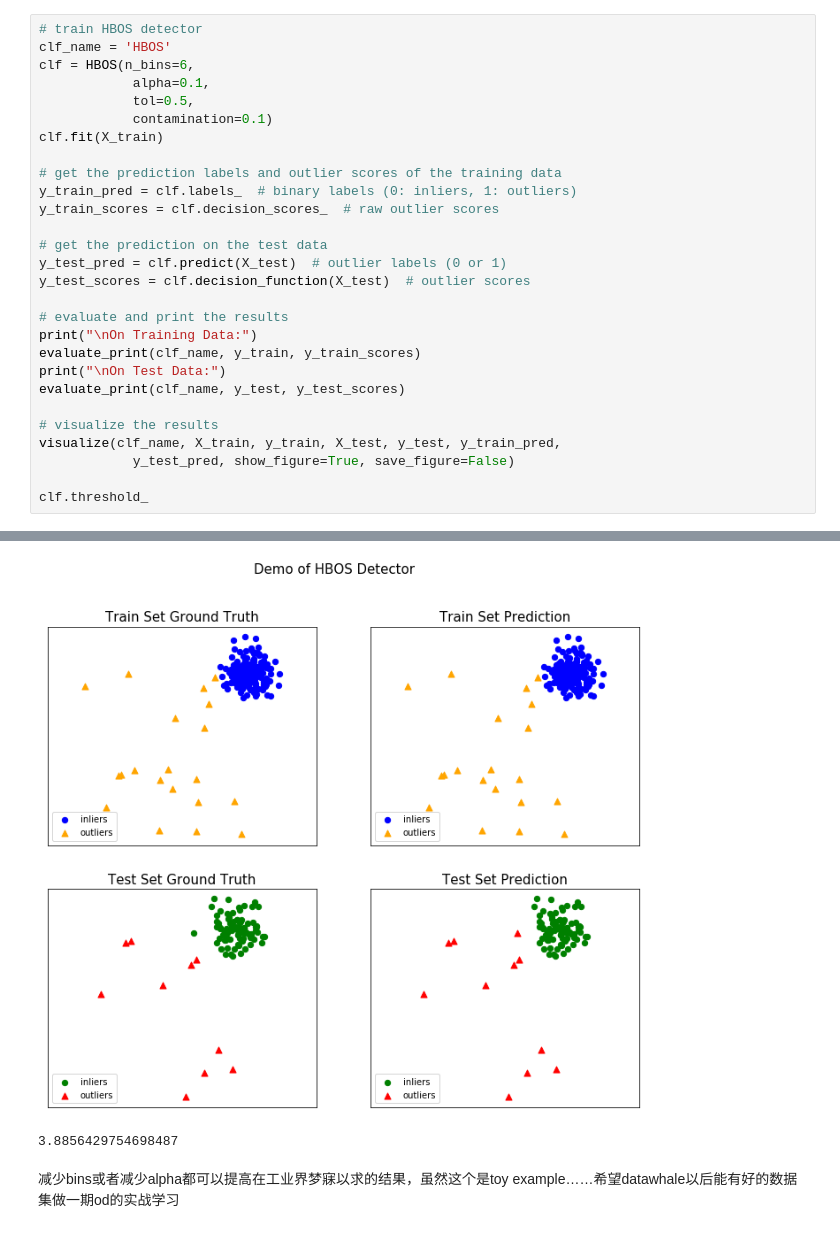
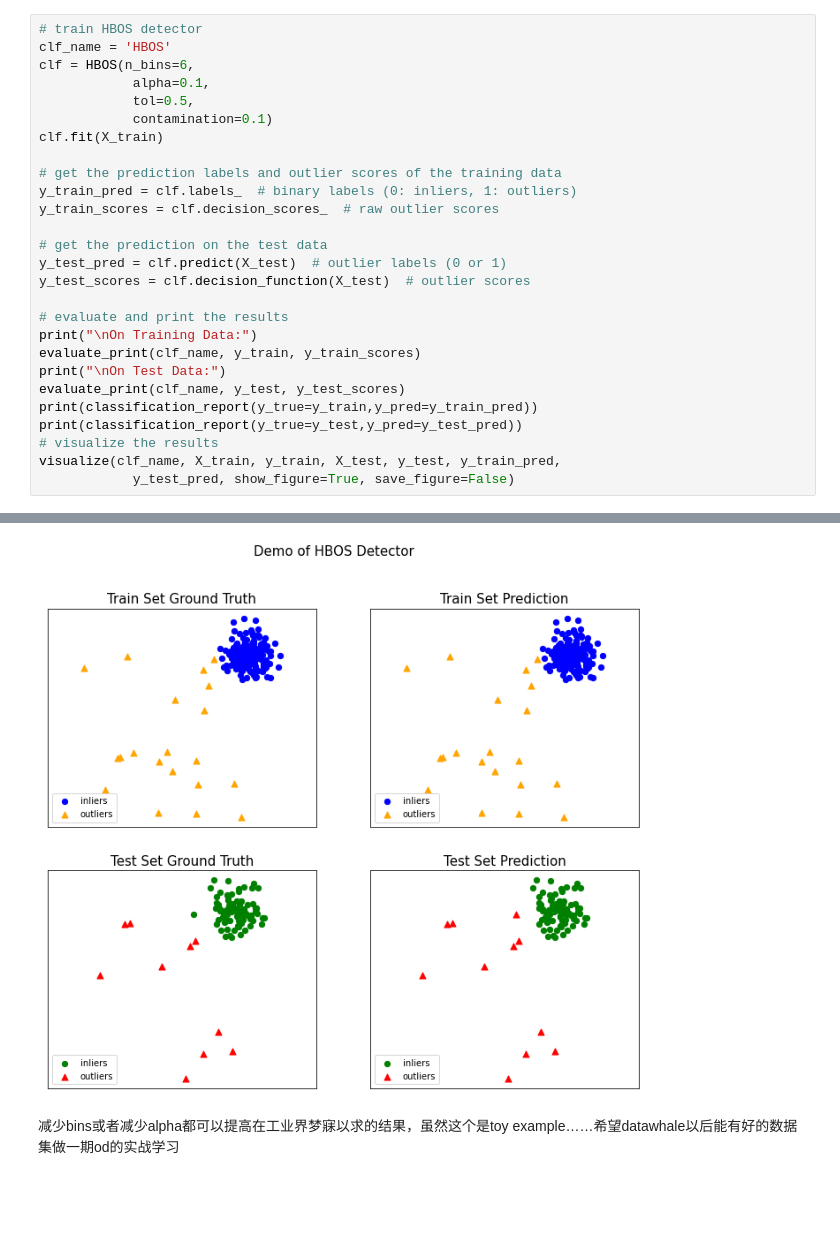
Before and after one commit to JonXia/dataAnalyze, a Jupyter notebook: od/base_on_statistics.ipynb, the cells around one changed output, grey strips where cells are left out. Cells and saved outputs as stored; diff of their text form; blank space fills up the shorter version.

```diff
--- a/od/base_on_statistics.ipynb
+++ b/od/base_on_statistics.ipynb
@@ -149,12 +185,11 @@ print("\nOn Training Data:")
 evaluate_print(clf_name, y_train, y_train_scores)
 print("\nOn Test Data:")
 evaluate_print(clf_name, y_test, y_test_scores)
-
+print(classification_report(y_true=y_train,y_pred=y_train_pred))
+print(classification_report(y_true=y_test,y_pred=y_test_pred))
 # visualize the results
 visualize(clf_name, X_train, y_train, X_test, y_test, y_train_pred,
             y_test_pred, show_figure=True, save_figure=False)
-
-clf.threshold_
 # %% [output]
 On Training Data:
 HBOS ROC:1.0, precision @ rank n:1.0
@@ -164,5 +211,4 @@ HBOS ROC:1.0, precision @ rank n:1.0
-[figure, old version]
+[figure, new version]
-3.8856429754698487
 # %% [markdown]
 减少bins或者减少alpha都可以提高在工业界梦寐以求的结果，虽然这个是toy example……希望datawhale以后能有好的数据集做一期od的实战学习
 # %%
```
Also changed, not shown: parts of 6 cells of this notebook, 5 other files.
